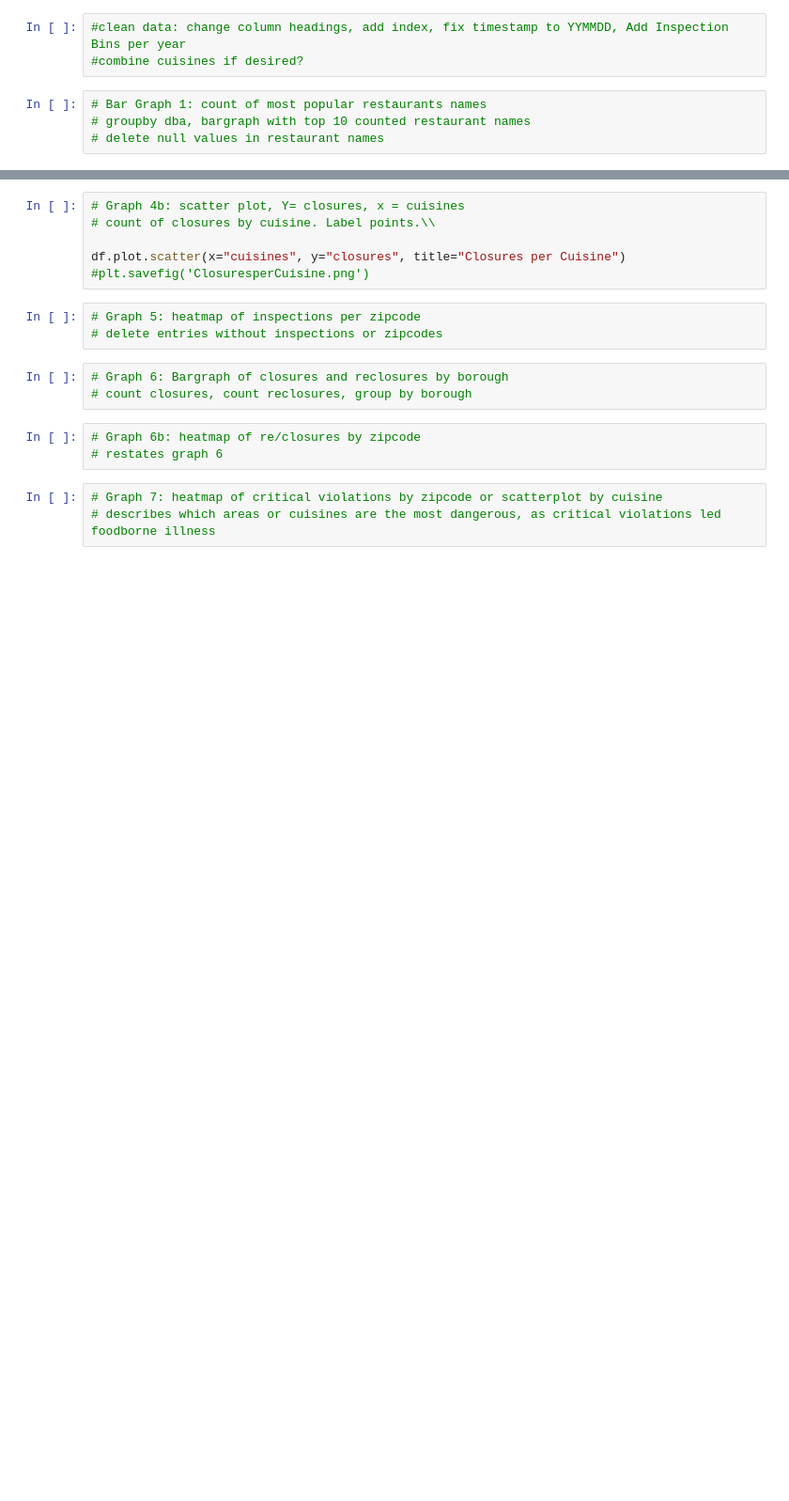
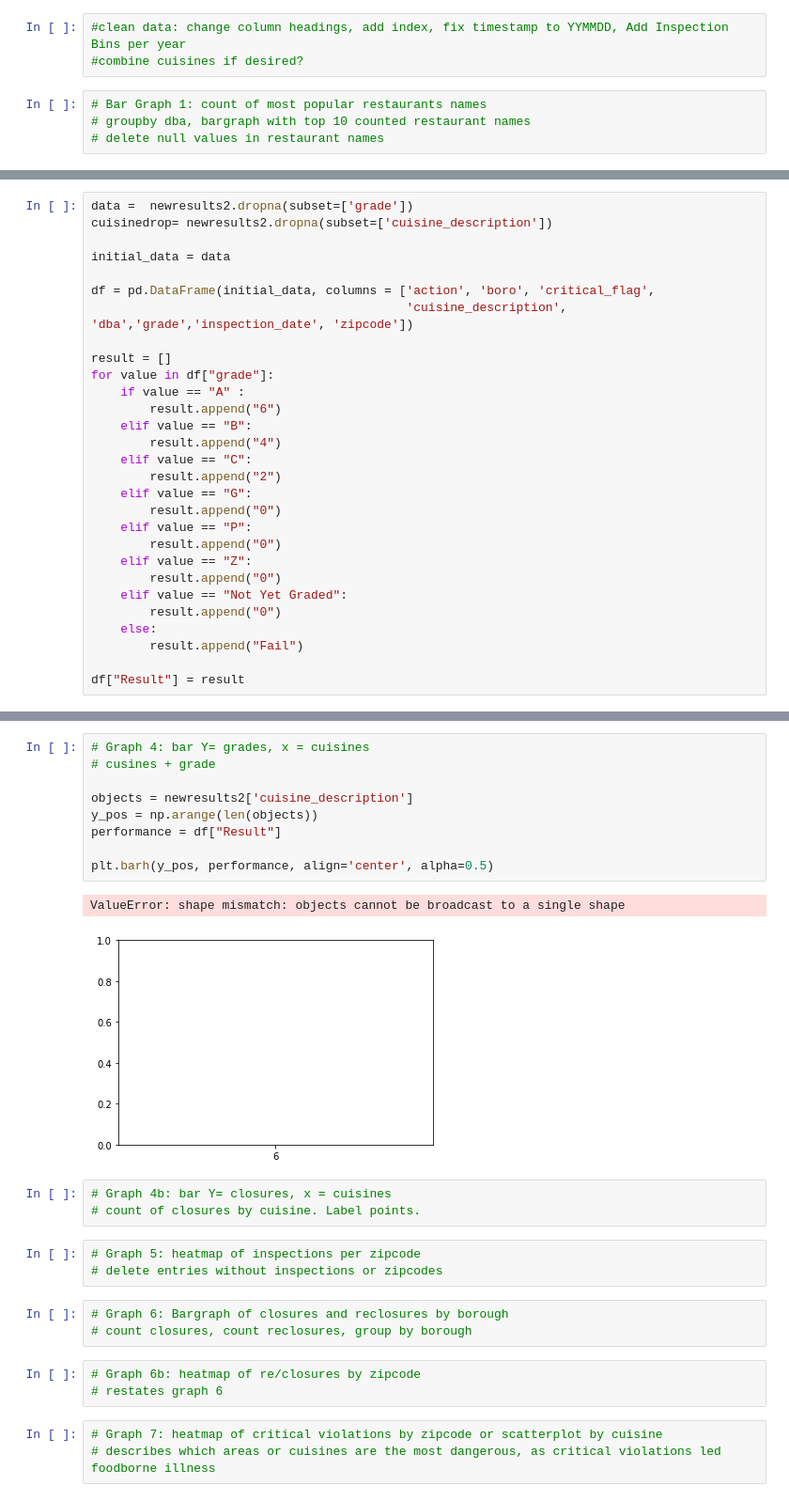
Before and after one commit to dewizdumb/Project-1, a Jupyter notebook: Raq.ipynb, the cells around one changed output, grey strips where cells are left out. Shown: that part at 94% size. Cells and saved outputs as stored; diff of their text form; blank space fills up the shorter version.

```diff
--- a/Raq.ipynb
+++ b/Raq.ipynb
@@ -77,0 +119,29 @@ df.plot.scatter(x="cuisines", y="grades", title="Grades per Cuisine")
+# %%
+data =  newresults2.dropna(subset=['grade'])
+cuisinedrop= newresults2.dropna(subset=['cuisine_description'])
+
+initial_data = data
+
+df = pd.DataFrame(initial_data, columns = ['action', 'boro', 'critical_flag',
+                                           'cuisine_description', 'dba','grade','inspection_date', 'zipcode'])
+
+result = []
+for value in df["grade"]:
+    if value == "A" :
+        result.append("6")
+    elif value == "B":
+        result.append("4")
+    elif value == "C":
+        result.append("2")
+    elif value == "G":
+        result.append("0")
+    elif value == "P":
+        result.append("0")
+    elif value == "Z":
+        result.append("0")
+    elif value == "Not Yet Graded":
+        result.append("0")
+    else:
+        result.append("Fail")
+
+df["Result"] = result
@@ -78,9 +168,18 @@ df.plot.scatter(x="cuisines", y="grades", title="Grades per Cuisine")
+# %%
+# Graph 4: bar Y= grades, x = cuisines
+# cusines + grade
+
+objects = newresults2['cuisine_description']
+y_pos = np.arange(len(objects))
+performance = df["Result"]
+
+plt.barh(y_pos, performance, align='center', alpha=0.5)
+# %% [output]
+ValueError: shape mismatch: objects cannot be broadcast to a single shape
+[figure, added]
 # %%
-# Graph 4b: scatter plot, Y= closures, x = cuisines
-# count of closures by cuisine. Label points.\\
-
-df.plot.scatter(x="cuisines", y="closures", title="Closures per Cuisine")
-#plt.savefig('ClosuresperCuisine.png')
+# Graph 4b: bar Y= closures, x = cuisines
+# count of closures by cuisine. Label points.
 # %%
 # Graph 5: heatmap of inspections per zipcode
 # delete entries without inspections or zipcodes
```
Also changed, not shown: parts of 11 cells of this notebook.
